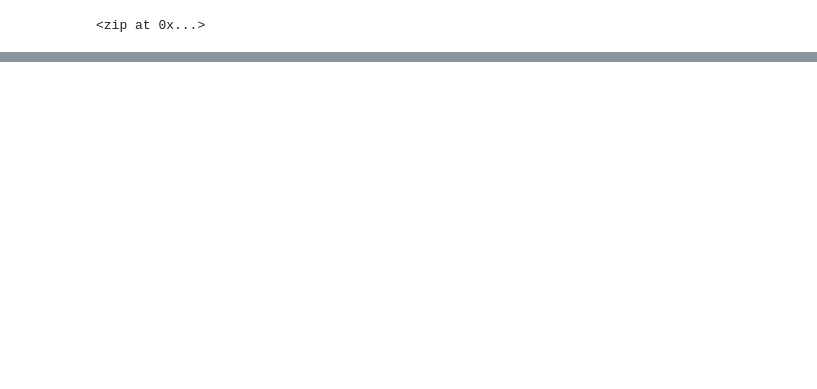
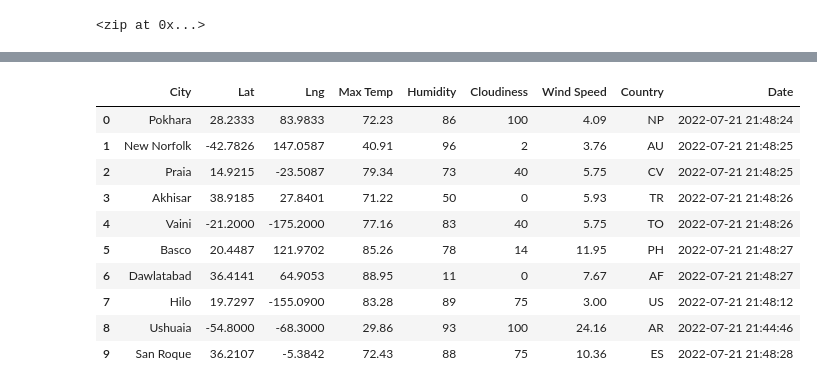
Before and after one commit to baumgartner-99/World_Weather_Analysis, a Jupyter notebook: WeatherPy.ipynb, the cells around one changed output, grey strips where cells are left out. Drawn from its saved outputs; the diff is of its cells as text; code cells hidden in the pictures; blank space fills up the shorter version.

Commit message:
modifying .gitignore and adding WeatherPy file

```diff
--- a/WeatherPy.ipynb
+++ b/WeatherPy.ipynb
@@ -31,0 +38,2 @@ len(cities)
+# %%
+url = "http://api.openweathermap.org/data/2.5/weather?units=Imperial&APPID=" + weather_api_key
@@ -31,0 +124,16 @@ len(cities)
+# %%
+# Convert the array of dictionaries to a Pandas DataFrame.
+city_data_df = pd.DataFrame(city_data)
+city_data_df.head(10)
+# %% [output]
+|  | City | Lat | Lng | Max Temp | Humidity | Cloudiness | Wind Speed | Country | Date |
+| 0 | Pokhara | 28.2333 | 83.9833 | 72.23 | 86 | 100 | 4.09 | NP | 2022-07-21 21:48:24 |
+| 1 | New Norfolk | -42.7826 | 147.0587 | 40.91 | 96 | 2 | 3.76 | AU | 2022-07-21 21:48:25 |
+| 2 | Praia | 14.9215 | -23.5087 | 79.34 | 73 | 40 | 5.75 | CV | 2022-07-21 21:48:25 |
+| 3 | Akhisar | 38.9185 | 27.8401 | 71.22 | 50 | 0 | 5.93 | TR | 2022-07-21 21:48:26 |
+| 4 | Vaini | -21.2000 | -175.2000 | 77.16 | 83 | 40 | 5.75 | TO | 2022-07-21 21:48:26 |
+| 5 | Basco | 20.4487 | 121.9702 | 85.26 | 78 | 14 | 11.95 | PH | 2022-07-21 21:48:27 |
+| 6 | Dawlatabad | 36.4141 | 64.9053 | 88.95 | 11 | 0 | 7.67 | AF | 2022-07-21 21:48:27 |
+| 7 | Hilo | 19.7297 | -155.0900 | 83.28 | 89 | 75 | 3.00 | US | 2022-07-21 21:48:12 |
+| 8 | Ushuaia | -54.8000 | -68.3000 | 29.86 | 93 | 100 | 24.16 | AR | 2022-07-21 21:44:46 |
+| 9 | San Roque | 36.2107 | -5.3842 | 72.43 | 88 | 75 | 10.36 | ES | 2022-07-21 21:48:28 |
```
Also changed, not shown: parts of 6 cells of this notebook, 4 other files.
